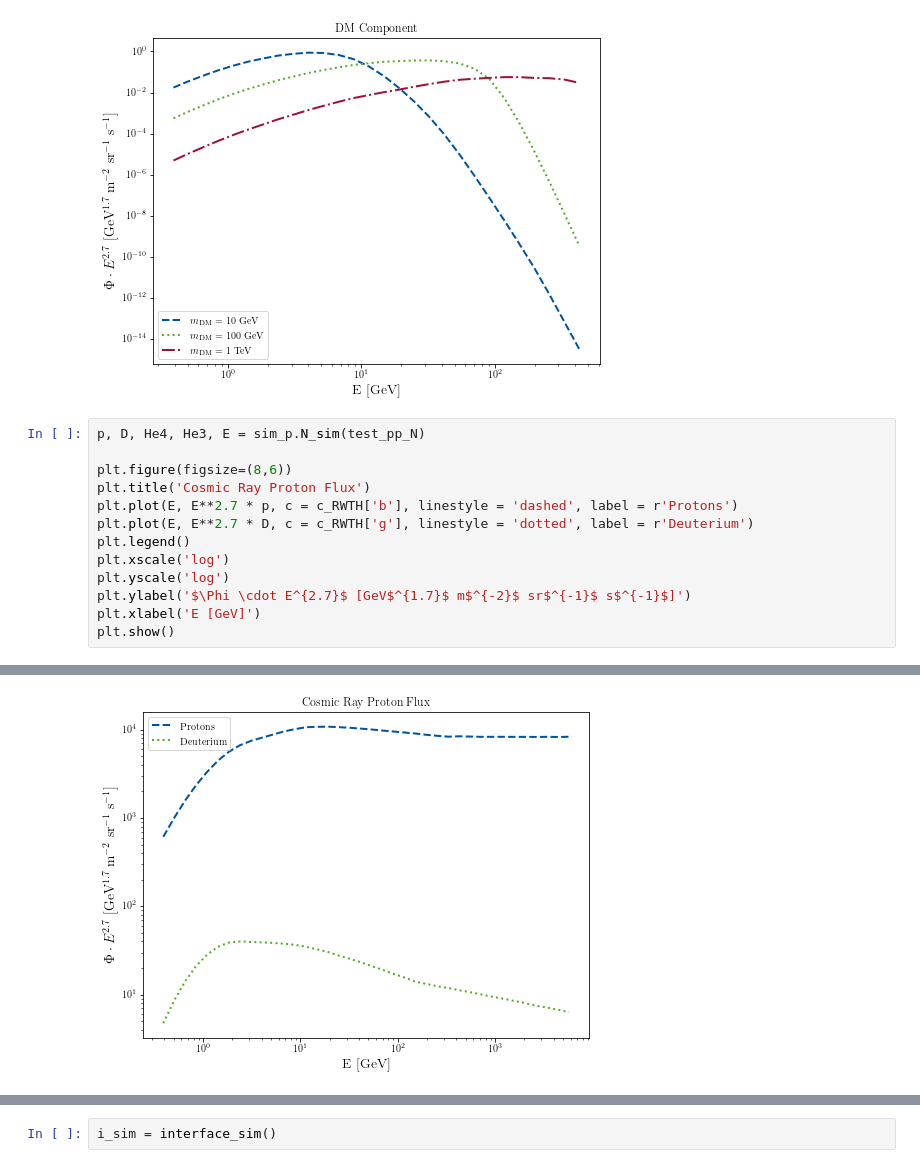
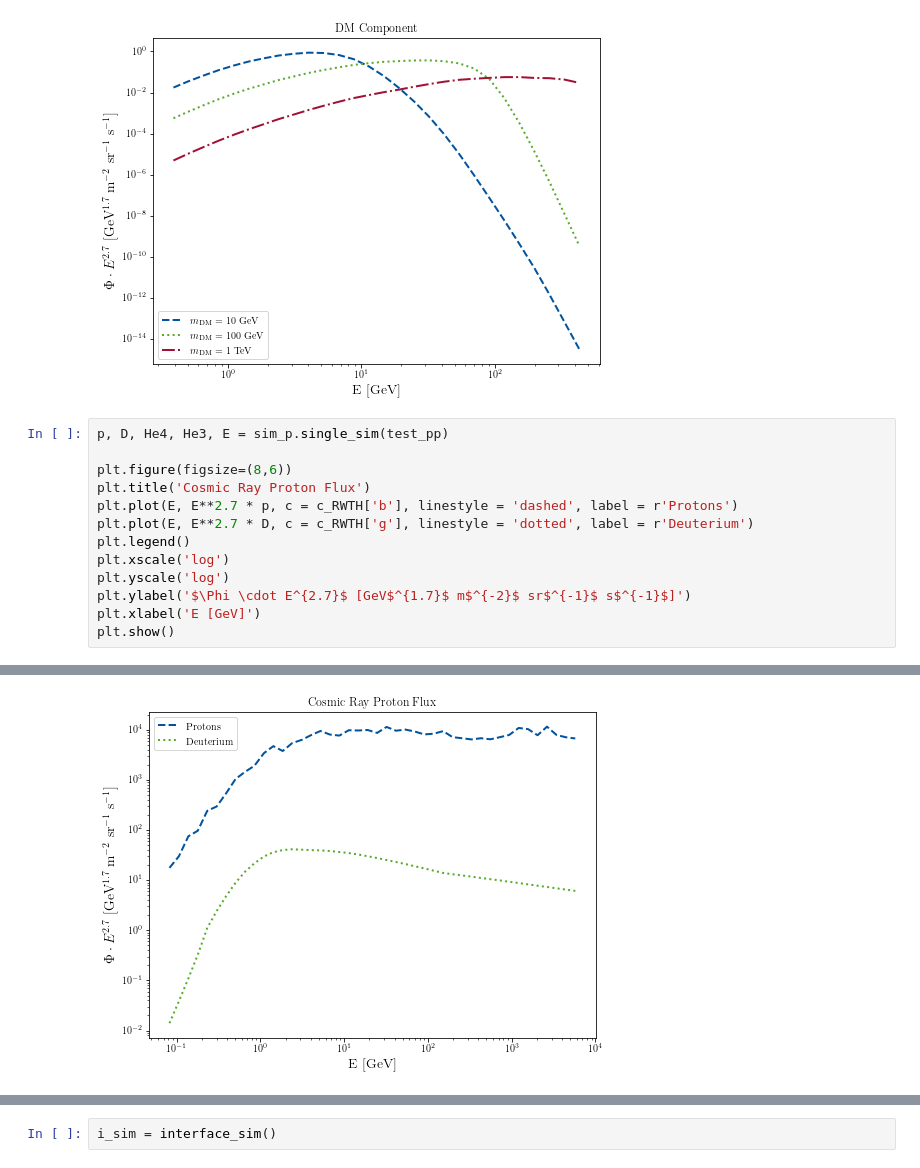
Before and after one commit to kathrinnp/DarkRayNet, a Jupyter notebook: test_example.ipynb, the cells around one changed output, grey strips where cells are left out. Cells and saved outputs as stored; diff of their text form.

```diff
--- a/test_example.ipynb
+++ b/test_example.ipynb
@@ -72,7 +72,7 @@ plt.show()
 # %% [output]
 [figure]
 # %%
-p, D, He4, He3, E = sim_p.N_sim(test_pp_N)
+p, D, He4, He3, E = sim_p.single_sim(test_pp)
 
 plt.figure(figsize=(8,6))
 plt.title('Cosmic Ray Proton Flux')
@@ -90,4 +88,4 @@ WARNING:tensorflow:6 out of the last 8 calls to <function Model.make_predict_fun
-[figure, old version]
+[figure, new version]
 # %%
 plt.figure(figsize=(8,6))
 plt.title('Cosmic Ray Helium Flux')
```
Also changed, not shown: parts of 2 cells of this notebook, 6 other files.
